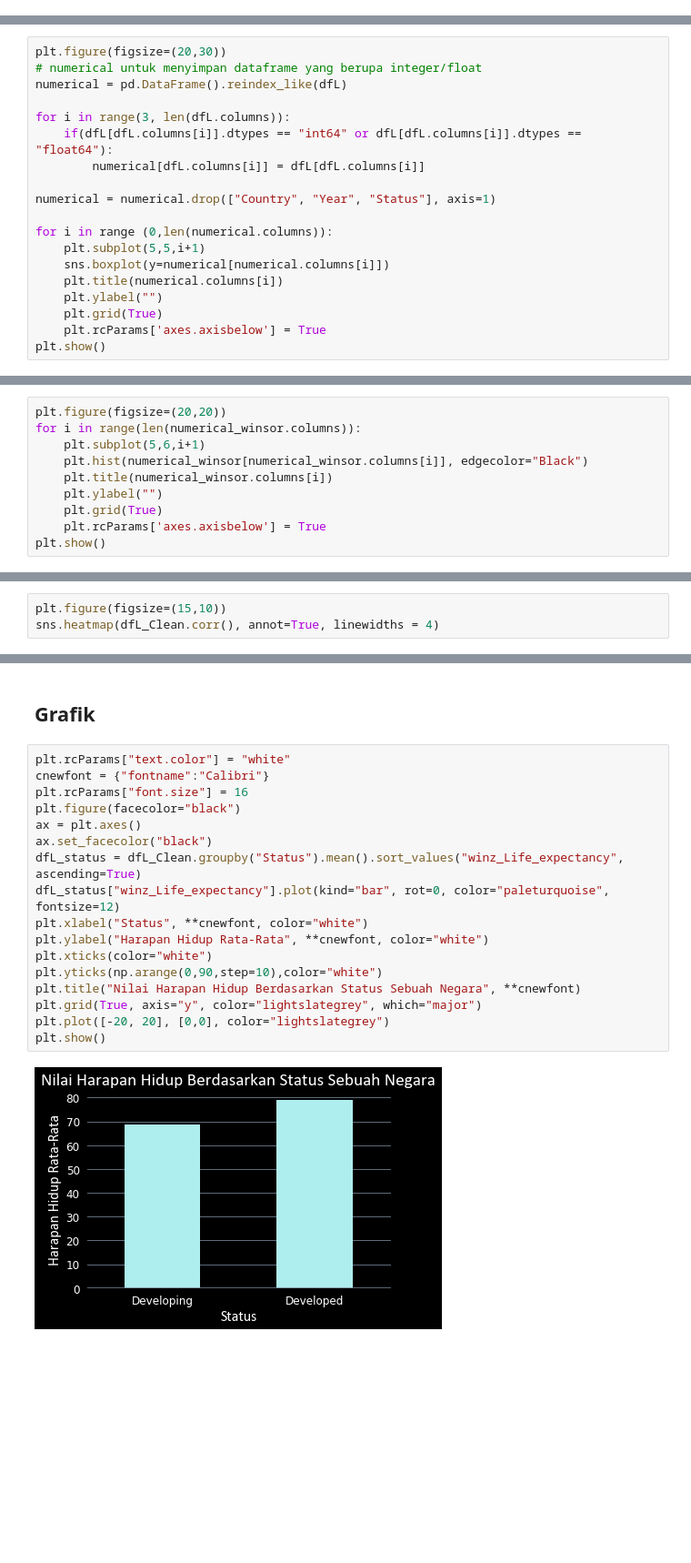
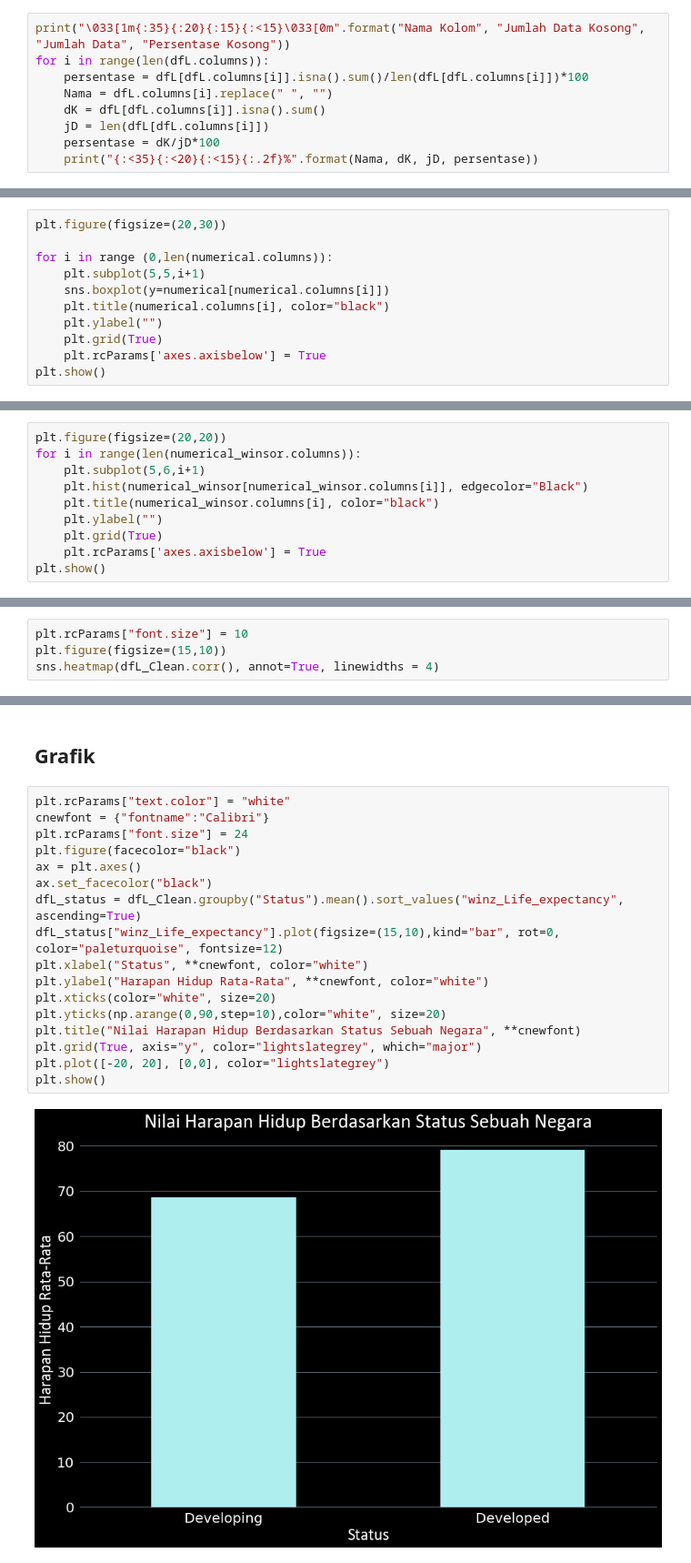
Before and after one commit to NoobiesDoobies/Tubes-Data-Analysis, a Jupyter notebook: Analysis_Life_Expectancy.ipynb, the cells around one changed output, grey strips where cells are left out. Shown at 91% size. Drawn from its saved outputs; the diff is of its cells as text; blank space fills up the shorter version.

```diff
--- a/Analysis_Life_Expectancy.ipynb
+++ b/Analysis_Life_Expectancy.ipynb
@@ -237,0 +231,9 @@ Schooling                          163                 2938           5.55%
+# %%
+print("\033[1m{:35}{:20}{:15}{:<15}\033[0m".format("Nama Kolom", "Jumlah Data Kosong", "Jumlah Data", "Persentase Kosong"))
+for i in range(len(dfL.columns)):
+    persentase = dfL[dfL.columns[i]].isna().sum()/len(dfL[dfL.columns[i]])*100
+    Nama = dfL.columns[i].replace(" ", "")
+    dK = dfL[dfL.columns[i]].isna().sum()
+    jD = len(dfL[dfL.columns[i]])
+    persentase = dK/jD*100
+    print("{:<35}{:<20}{:<15}{:.2f}%".format(Nama, dK, jD, persentase))
@@ -243,19 +263,11 @@ Schooling                          163                 2938           5.55%
 #### Menggunakan Plot Kotak (Box Plot) Untuk Mencari Outliers
 # %%
 plt.figure(figsize=(20,30))
-# numerical untuk menyimpan dataframe yang berupa integer/float
-numerical = pd.DataFrame().reindex_like(dfL)
-
-for i in range(3, len(dfL.columns)):
-    if(dfL[dfL.columns[i]].dtypes == "int64" or dfL[dfL.columns[i]].dtypes == "float64"):
-        numerical[dfL.columns[i]] = dfL[dfL.columns[i]]
-
-numerical = numerical.drop(["Country", "Year", "Status"], axis=1)
 
 for i in range (0,len(numerical.columns)):
     plt.subplot(5,5,i+1)
     sns.boxplot(y=numerical[numerical.columns[i]])
-    plt.title(numerical.columns[i])
+    plt.title(numerical.columns[i], color="black")
     plt.ylabel("")
     plt.grid(True)
     plt.rcParams['axes.axisbelow'] = True
@@ -387,7 +395,7 @@ plt.figure(figsize=(20,20))
 for i in range(len(numerical_winsor.columns)):
     plt.subplot(5,6,i+1)
     plt.hist(numerical_winsor[numerical_winsor.columns[i]], edgecolor="Black")
-    plt.title(numerical_winsor.columns[i])
+    plt.title(numerical_winsor.columns[i], color="black")
     plt.ylabel("")
     plt.grid(True)
     plt.rcParams['axes.axisbelow'] = True
@@ -399,6 +407,7 @@ plt.show()
 # %% [markdown]
 ## Heatmap
 # %%
+plt.rcParams["font.size"] = 10
 plt.figure(figsize=(15,10))
 sns.heatmap(dfL_Clean.corr(), annot=True, linewidths = 4)
 # %% [output]
@@ -411,19 +420,19 @@ sns.heatmap(dfL_Clean.corr(), annot=True, linewidths = 4)
 # %%
 plt.rcParams["text.color"] = "white"
 cnewfont = {"fontname":"Calibri"}
-plt.rcParams["font.size"] = 16
+plt.rcParams["font.size"] = 24
 plt.figure(facecolor="black")
 ax = plt.axes()
 ax.set_facecolor("black")
 dfL_status = dfL_Clean.groupby("Status").mean().sort_values("winz_Life_expectancy", ascending=True)
-dfL_status["winz_Life_expectancy"].plot(kind="bar", rot=0, color="paleturquoise", fontsize=12)
+dfL_status["winz_Life_expectancy"].plot(figsize=(15,10),kind="bar", rot=0, color="paleturquoise", fontsize=12)
 plt.xlabel("Status", **cnewfont, color="white")
 plt.ylabel("Harapan Hidup Rata-Rata", **cnewfont, color="white")
-plt.xticks(color="white")
-plt.yticks(np.arange(0,90,step=10),color="white")
+plt.xticks(color="white", size=20)
+plt.yticks(np.arange(0,90,step=10),color="white", size=20)
 plt.title("Nilai Harapan Hidup Berdasarkan Status Sebuah Negara", **cnewfont)
 plt.grid(True, axis="y", color="lightslategrey", which="major")
 plt.plot([-20, 20], [0,0], color="lightslategrey")
 plt.show()
 # %% [output]
-[figure, old version]
+[figure, new version]
```
Also changed, not shown: parts of 36 cells of this notebook.
